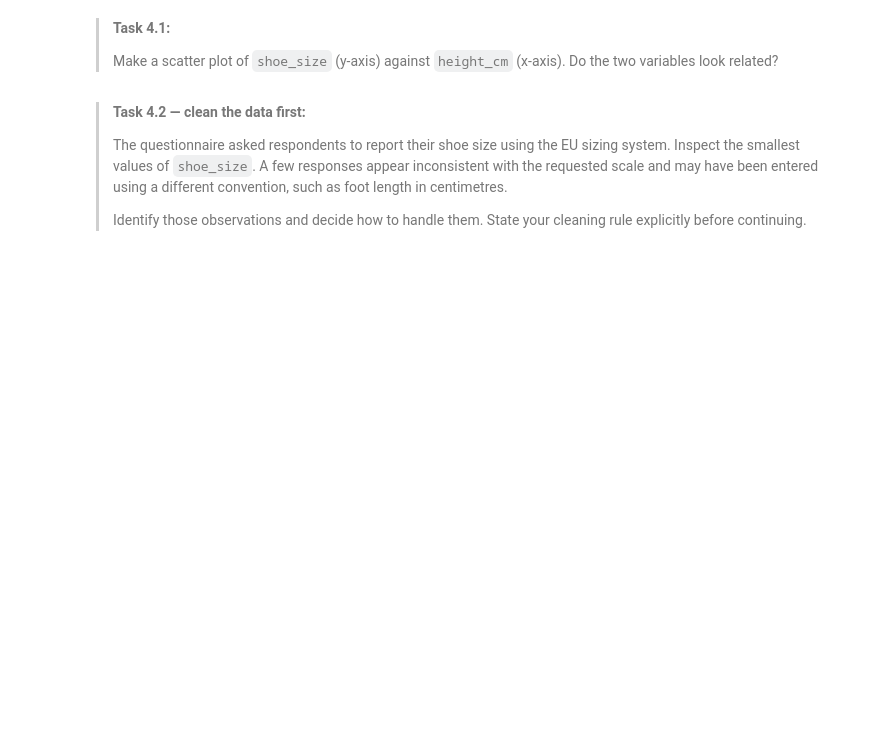
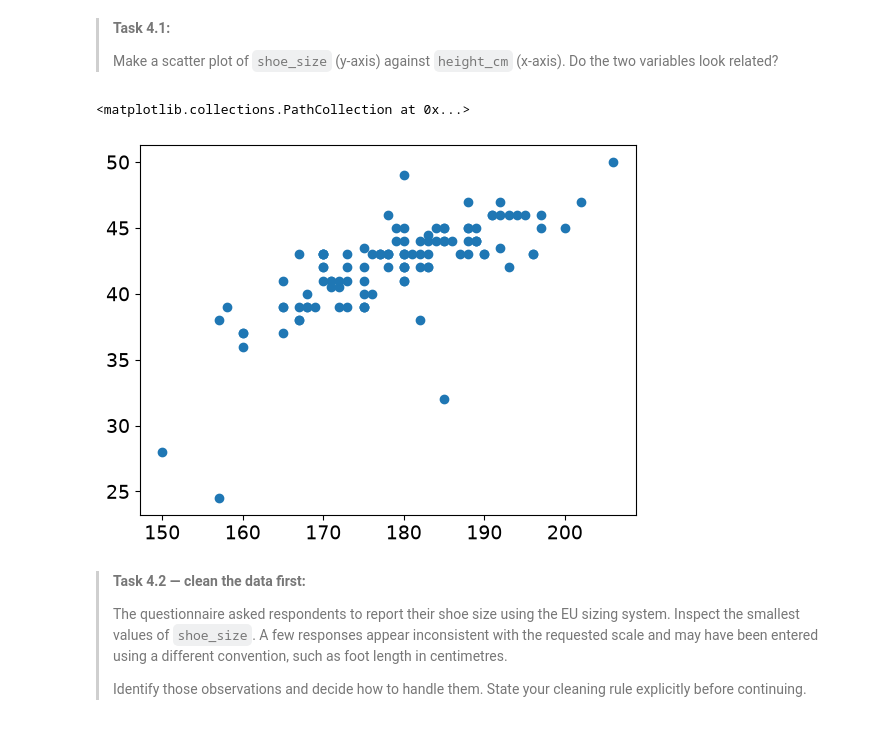
Before and after one commit to Robinjovl/Workshop1.4, a Jupyter notebook: WS1_4_Fit_happens.ipynb, the cells around one changed output. Saved outputs shown, nothing was run; the diff lists cells and outputs as text; code cells hidden in the pictures; blank space fills up the shorter version.

```diff
--- a/WS1_4_Fit_happens.ipynb
+++ b/WS1_4_Fit_happens.ipynb
@@ -211,7 +238,10 @@ survey[['height_cm', 'shoe_size']].describe()
 >Make a scatter plot of `shoe_size` (y-axis) against `height_cm` (x-axis). Do the two variables look related?
 >
 # %%
-### YOUR CODE HERE
+plt.scatter(survey['height_cm'], survey['shoe_size'])
+# %% [output]
+<matplotlib.collections.PathCollection at 0x...>
+[figure, added]
 # %% [markdown]
 >**Task 4.2 — clean the data first:**
 >
```
Also changed, not shown: parts of 10 cells of this notebook, 1 other file.
